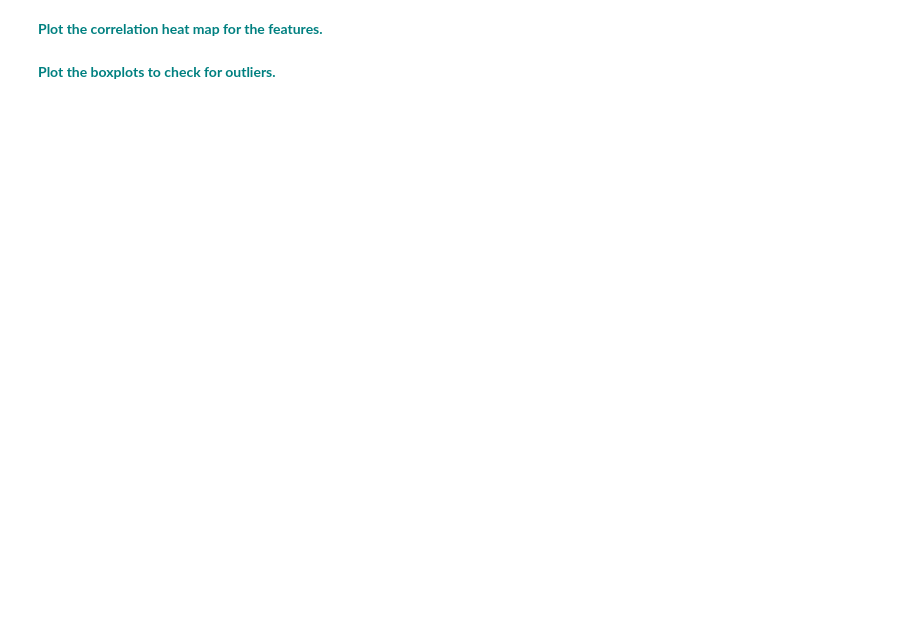
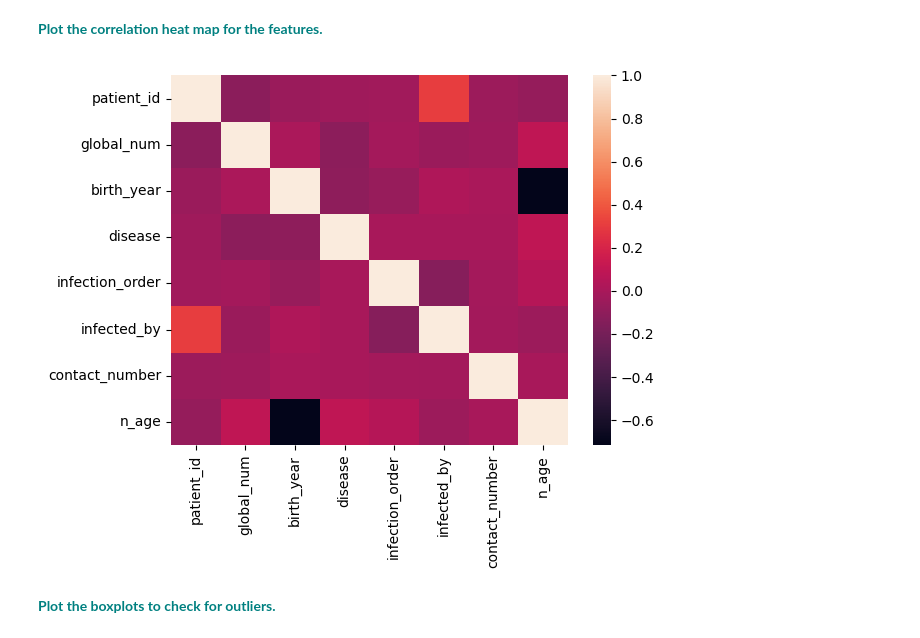
Before and after one commit to gabbycjames/RandomForest, a Jupyter notebook: RandomForest_casestudy_covid19.ipynb, the cells around one changed output. Drawn from its saved outputs; the diff is of its cells as text; code cells hidden in the pictures; blank space fills up the shorter version.

```diff
--- a/RandomForest_casestudy_covid19.ipynb
+++ b/RandomForest_casestudy_covid19.ipynb
@@ -85,4 +166,10 @@ df.info()
 # %% [markdown]
  **<font color='teal'> Fill null values in the following columns with their mean: 'global_number','birth_year','infection_order','infected_by'and 'contact_number'</font>**
+# %%
+df['global_num'].fillna((df['global_num'].mean()), inplace=True)
+df['birth_year'].fillna((df['birth_year'].mean()), inplace=True)
+df['infection_order'].fillna((df['infection_order'].mean()), inplace=True)
+df['infected_by'].fillna((df['infected_by'].mean()), inplace=True)
+df['contact_number'].fillna((df['contact_number'].mean()), inplace=True)
 # %% [markdown]
  **<font color='teal'> Fill the rest of the missing values with any method.</font>**
@@ -89,2 +199,6 @@ df.info()
+# %%
+df = df[df['sex'].notna()]
+# %%
+df = df.fillna(0)
 # %% [markdown]
  **<font color='teal'> Check for any remaining null values.</font>**
@@ -124,4 +323,11 @@ vn
 # %% [markdown]
 **<font color='teal'> Plot the correlation heat map for the features.</font>**
+# %%
+corr = df.corr(numeric_only=True)
+# %%
+_ = sns.heatmap(corr)
+plt.show()
+# %% [output]
+[figure, added]
 # %% [markdown]
 **<font color='teal'> Plot the boxplots to check for outliers. </font>**
```
Also changed, not shown: parts of 28 cells of this notebook, 2 other files.
